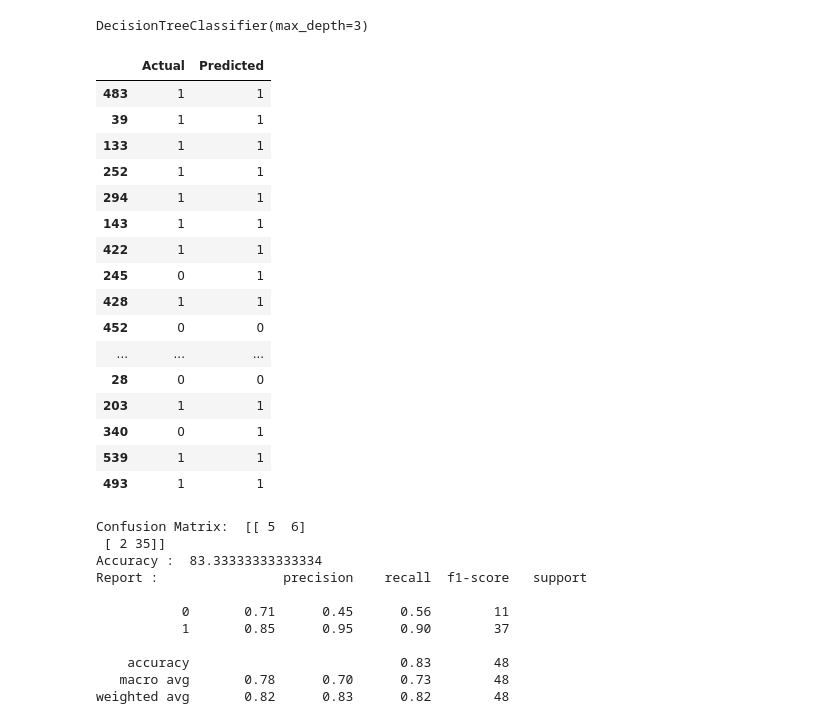
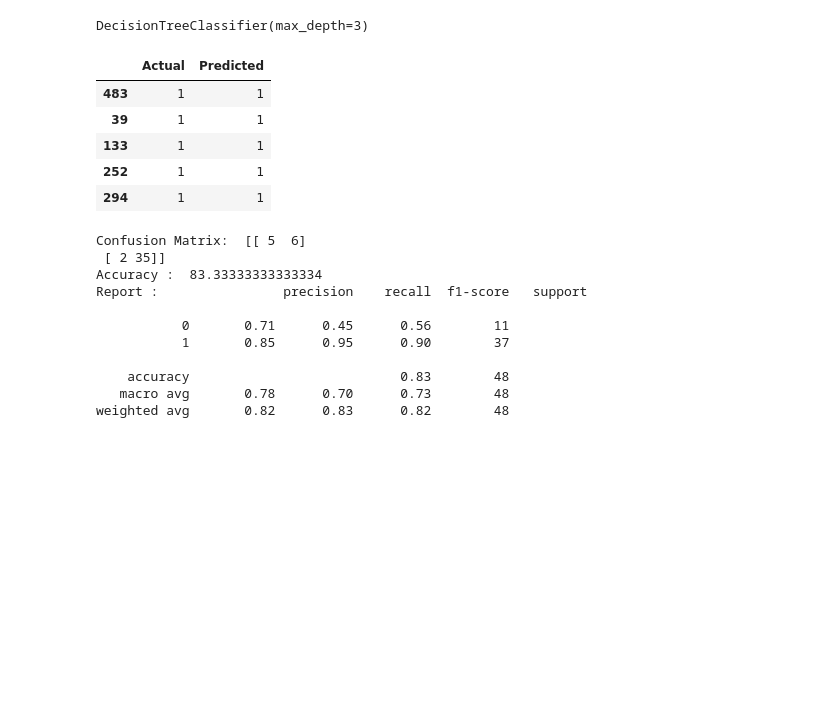
Before and after one commit to Anirudh-sk/Ai-lab-endsem, a Jupyter notebook: training.ipynb, the cells around one changed output. Cells and saved outputs as stored; diff of their text form; code cells hidden in the pictures; blank space fills up the shorter version.

```diff
--- a/training.ipynb
+++ b/training.ipynb
@@ -152,25 +149,14 @@ DecisionTreeClassifier(max_depth=3)
 # %%
 y_pred = clf_gini.predict(X_test)
 df1 = pd.DataFrame({'Actual': y_test, 'Predicted': y_pred})
-df1
+df1.head()
 # %% [output]
 |  | Actual | Predicted |
 | 483 | 1 | 1 |
 | 39 | 1 | 1 |
 | 133 | 1 | 1 |
 | 252 | 1 | 1 |
 | 294 | 1 | 1 |
-| 143 | 1 | 1 |
-| 422 | 1 | 1 |
-| 245 | 0 | 1 |
-| 428 | 1 | 1 |
-| 452 | 0 | 0 |
-| ... | ... | ... |
-| 28 | 0 | 0 |
-| 203 | 1 | 1 |
-| 340 | 0 | 1 |
-| 539 | 1 | 1 |
-| 493 | 1 | 1 |
 # %%
 print("Confusion Matrix: ", confusion_matrix(y_test, y_pred))
 
```
Also changed, not shown: parts of 2 cells of this notebook, 3 other files.
